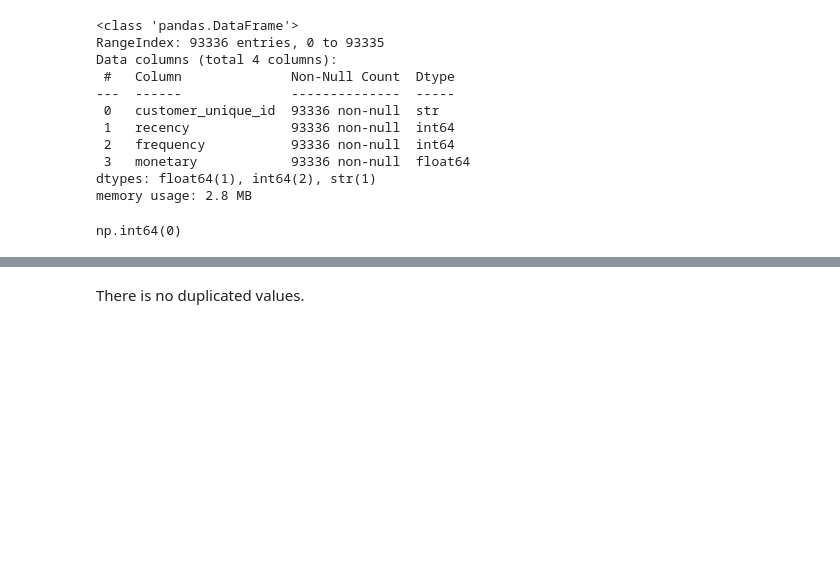
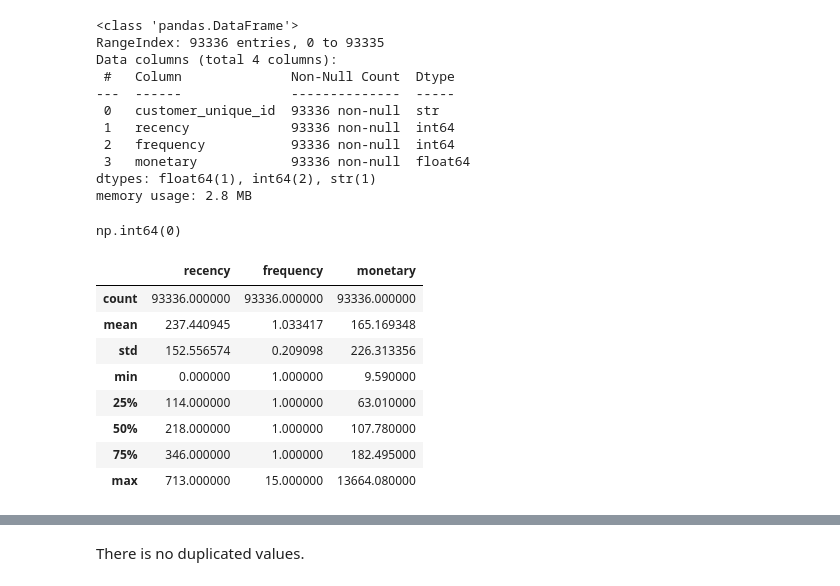
Before and after one commit to rachelT2/Olist_Dataset_Analysis, a Jupyter notebook: RFM Analysis/RFM Analysis.ipynb, the cells around one changed output, grey strips where cells are left out. Saved outputs shown, nothing was run; the diff lists cells and outputs as text; code cells hidden in the pictures; blank space fills up the shorter version.

```diff
--- a/RFM Analysis/RFM Analysis.ipynb
+++ b/RFM Analysis/RFM Analysis.ipynb
@@ -69,3 +69,15 @@ memory usage: 2.8 MB
 rfm_df.duplicated().sum()
 # %% [output]
 np.int64(0)
+# %%
+rfm_df.describe()
+# %% [output]
+|  | recency | frequency | monetary |
+| count | 93336.000000 | 93336.000000 | 93336.000000 |
+| mean | 237.440945 | 1.033417 | 165.169348 |
+| std | 152.556574 | 0.209098 | 226.313356 |
+| min | 0.000000 | 1.000000 | 9.590000 |
+| 25% | 114.000000 | 1.000000 | 63.010000 |
+| 50% | 218.000000 | 1.000000 | 107.780000 |
+| 75% | 346.000000 | 1.000000 | 182.495000 |
+| max | 713.000000 | 15.000000 | 13664.080000 |
```
Also changed, not shown: parts of 14 cells of this notebook.
